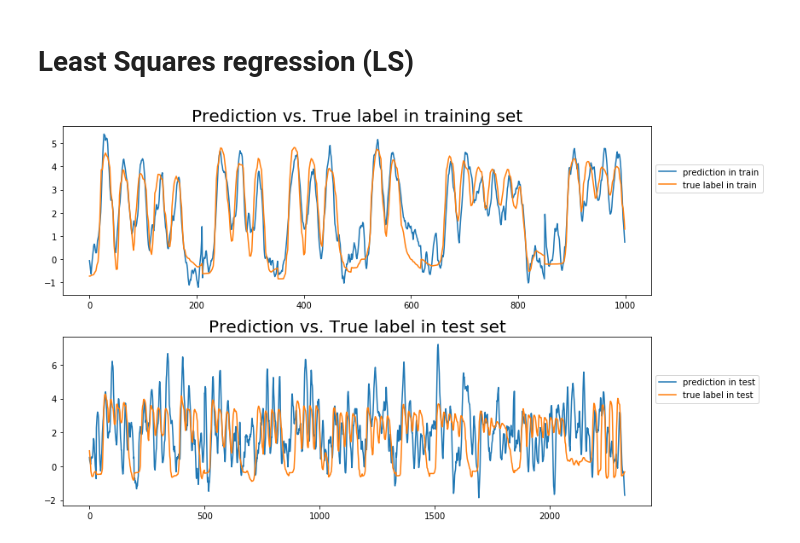
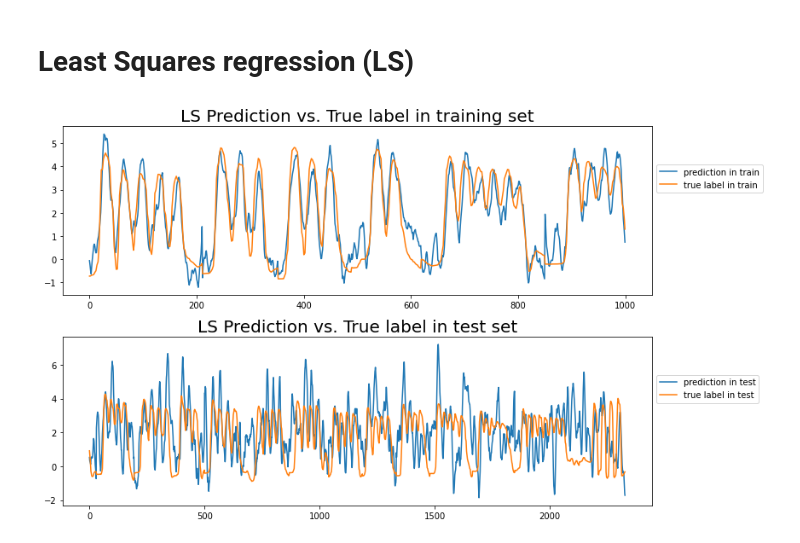
Before and after one commit to yunhao-tech/Course_project, a Jupyter notebook: IPP-Practical Machine learning/Session 2/ML_TP2.ipynb, the cells around one changed output. Saved outputs shown, nothing was run; the diff lists cells and outputs as text; code cells hidden in the pictures.

```diff
--- a/IPP-Practical Machine learning/Session 2/ML_TP2.ipynb
+++ b/IPP-Practical Machine learning/Session 2/ML_TP2.ipynb
@@ -73,22 +69,22 @@ YTest_pred = XTest @ w + b
 # %%
 f = plt.figure(figsize=(12,7))
 
 f.add_subplot(2, 1, 1)
-plt.title("Prediction vs. True label in training set", size=20)
+plt.title("LS Prediction vs. True label in training set", size=20)
 plt.plot(YTrain_pred, label='prediction in train')
 plt.plot(YTrain, label='true label in train')
 plt.legend(loc=0, bbox_to_anchor=(1, 0.8))
 
 f.add_subplot(2, 1, 2)
-plt.title("Prediction vs. True label in test set", size=20)
+plt.title("LS Prediction vs. True label in test set", size=20)
 plt.plot(YTest_pred, label='prediction in test')
 plt.plot(YTest, label='true label in test')
 plt.legend(loc=0, bbox_to_anchor=(1, 0.8))
 
 f.tight_layout()
 plt.show()
 # %% [output]
-[figure, old version]
+[figure, new version]
 # %%
 mse_train = mean_squared_error(y_true=YTrain, y_pred=YTrain_pred)
 r2_train = r2_score(y_true=YTrain, y_pred=YTrain_pred)
```
Also changed, not shown: parts of 56 cells of this notebook, 2 other files.
